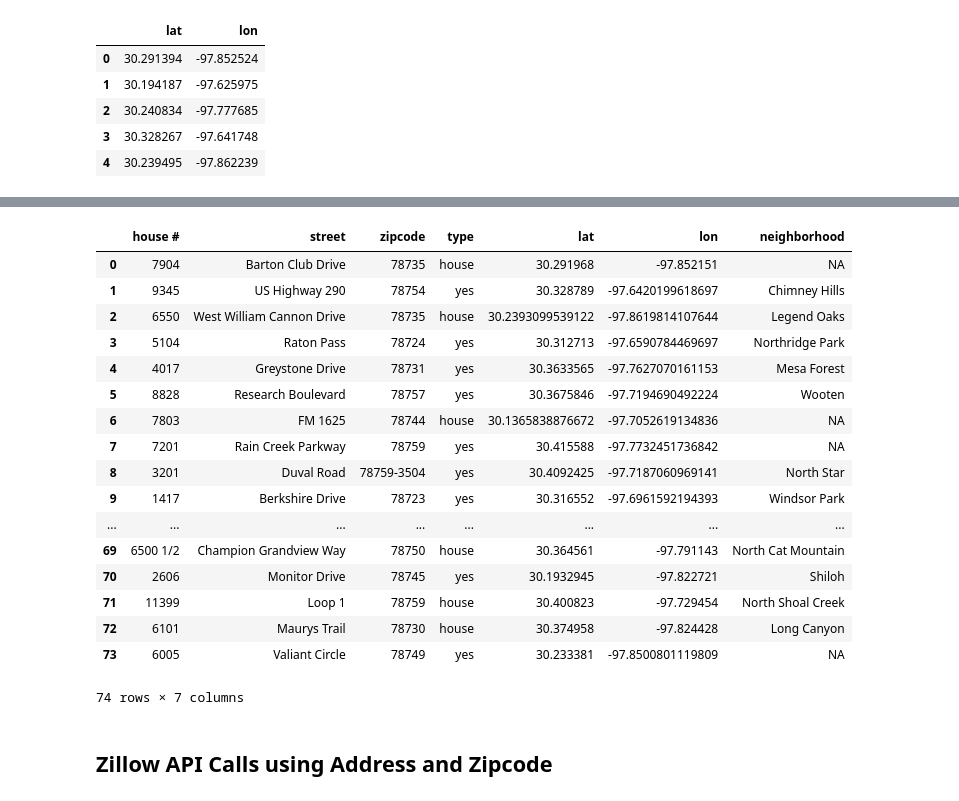
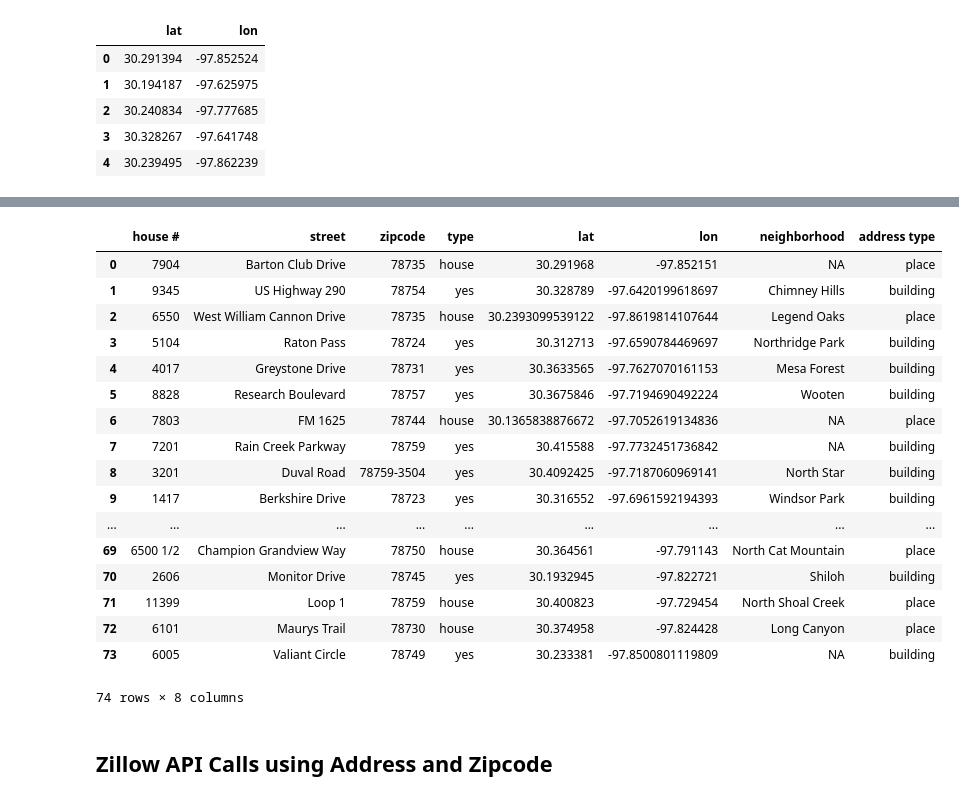
Before and after one commit to vlarie/EPIC_team5, a Jupyter notebook: Zillow Testing.ipynb, the cells around one changed output, grey strips where cells are left out. Cells and saved outputs as stored; diff of their text form; code cells hidden in the pictures.

```diff
--- a/Zillow Testing.ipynb
+++ b/Zillow Testing.ipynb
@@ -169,6 +169,7 @@ aType = []
 lat = []
 lon = []
 neighborhood = []
+addType = []
 
 counter = 1
 numRequests = len(lats)
@@ -202,6 +203,10 @@ for lat_lon in lat_lons:
             neighborhood.append(response['address']['neighbourhood'])
         except (KeyError, IndexError):
             neighborhood.append("NA")
+        try:
+            addType.append(response['addresstype'])
+        except (KeyError, IndexError):
+            addType.append("NA")
 
         print(f"Processed Record {counter} of {numRequests}.")
         counter = counter + 1
@@ -229,34 +234,35 @@ Wrong Type - Skipped Record 99 of 99.
 # %%
 # Create a dataframe with all addresses from API requests
 address_df = pd.DataFrame({
     "house #": house_num,
     "street": road,
     "zipcode": postcode,
     "type": aType,
     "lat": lat,
     "lon": lon,
-    "neighborhood": neighborhood
+    "neighborhood": neighborhood,
+    "address type": addType
 })
 address_df
 # %% [output]
-|  | house # | street | zipcode | type | lat | lon | neighborhood |
-| 0 | 7904 | Barton Club Drive | 78735 | house | 30.291968 | -97.852151 | NA |
-| 1 | 9345 | US Highway 290 | 78754 | yes | 30.328789 | -97.6420199618697 | Chimney Hills |
-| 2 | 6550 | West William Cannon Drive | 78735 | house | 30.2393099539122 | -97.8619814107644 | Legend Oaks |
-| 3 | 5104 | Raton Pass | 78724 | yes | 30.312713 | -97.6590784469697 | Northridge Park |
-| 4 | 4017 | Greystone Drive | 78731 | yes | 30.3633565 | -97.7627070161153 | Mesa Forest |
-| 5 | 8828 | Research Boulevard | 78757 | yes | 30.3675846 | -97.7194690492224 | Wooten |
-| 6 | 7803 | FM 1625 | 78744 | house | 30.1365838876672 | -97.7052619134836 | NA |
-| 7 | 7201 | Rain Creek Parkway | 78759 | yes | 30.415588 | -97.7732451736842 | NA |
-| 8 | 3201 | Duval Road | 78759-3504 | yes | 30.4092425 | -97.7187060969141 | North Star |
-| 9 | 1417 | Berkshire Drive | 78723 | yes | 30.316552 | -97.6961592194393 | Windsor Park |
-| ... | ... | ... | ... | ... | ... | ... | ... |
-| 69 | 6500 1/2 | Champion Grandview Way | 78750 | house | 30.364561 | -97.791143 | North Cat Mountain |
-| 70 | 2606 | Monitor Drive | 78745 | yes | 30.1932945 | -97.822721 | Shiloh |
-| 71 | 11399 | Loop 1 | 78759 | house | 30.400823 | -97.729454 | North Shoal Creek |
-| 72 | 6101 | Maurys Trail | 78730 | house | 30.374958 | -97.824428 | Long Canyon |
-| 73 | 6005 | Valiant Circle | 78749 | yes | 30.233381 | -97.8500801119809 | NA |
+|  | house # | street | zipcode | type | lat | lon | neighborhood | address type |
+| 0 | 7904 | Barton Club Drive | 78735 | house | 30.291968 | -97.852151 | NA | place |
+| 1 | 9345 | US Highway 290 | 78754 | yes | 30.328789 | -97.6420199618697 | Chimney Hills | building |
+| 2 | 6550 | West William Cannon Drive | 78735 | house | 30.2393099539122 | -97.8619814107644 | Legend Oaks | place |
+| 3 | 5104 | Raton Pass | 78724 | yes | 30.312713 | -97.6590784469697 | Northridge Park | building |
+| 4 | 4017 | Greystone Drive | 78731 | yes | 30.3633565 | -97.7627070161153 | Mesa Forest | building |
+| 5 | 8828 | Research Boulevard | 78757 | yes | 30.3675846 | -97.7194690492224 | Wooten | building |
+| 6 | 7803 | FM 1625 | 78744 | house | 30.1365838876672 | -97.7052619134836 | NA | place |
+| 7 | 7201 | Rain Creek Parkway | 78759 | yes | 30.415588 | -97.7732451736842 | NA | building |
+| 8 | 3201 | Duval Road | 78759-3504 | yes | 30.4092425 | -97.7187060969141 | North Star | building |
+| 9 | 1417 | Berkshire Drive | 78723 | yes | 30.316552 | -97.6961592194393 | Windsor Park | building |
+| ... | ... | ... | ... | ... | ... | ... | ... | ... |
+| 69 | 6500 1/2 | Champion Grandview Way | 78750 | house | 30.364561 | -97.791143 | North Cat Mountain | place |
+| 70 | 2606 | Monitor Drive | 78745 | yes | 30.1932945 | -97.822721 | Shiloh | building |
+| 71 | 11399 | Loop 1 | 78759 | house | 30.400823 | -97.729454 | North Shoal Creek | place |
+| 72 | 6101 | Maurys Trail | 78730 | house | 30.374958 | -97.824428 | Long Canyon | place |
+| 73 | 6005 | Valiant Circle | 78749 | yes | 30.233381 | -97.8500801119809 | NA | building |
-74 rows × 7 columns
+74 rows × 8 columns
 # %%
 # write a CSV file of addresses
 address_df.to_csv("address_list_sample.csv", index=False, header=True)
```
Also changed, not shown: 2 other files.
